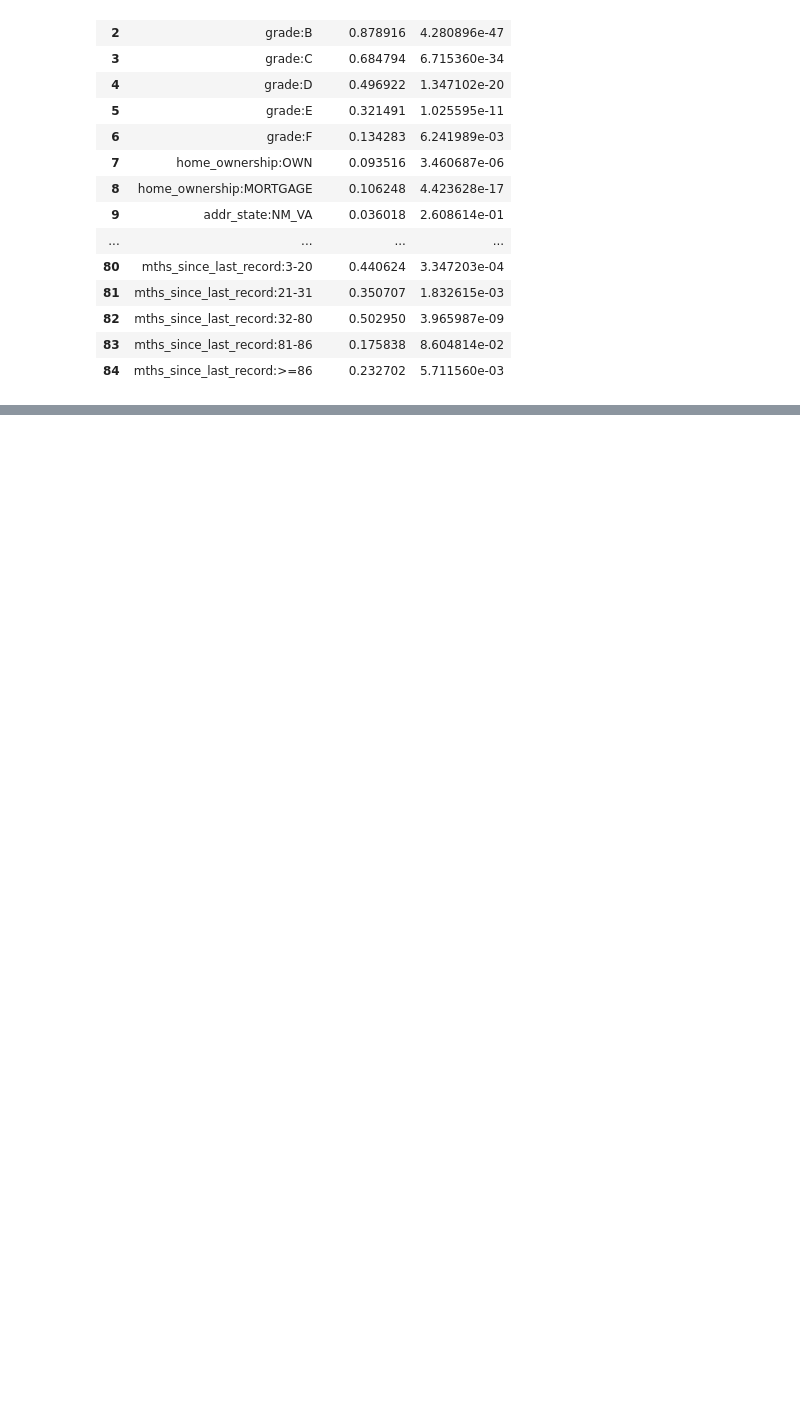
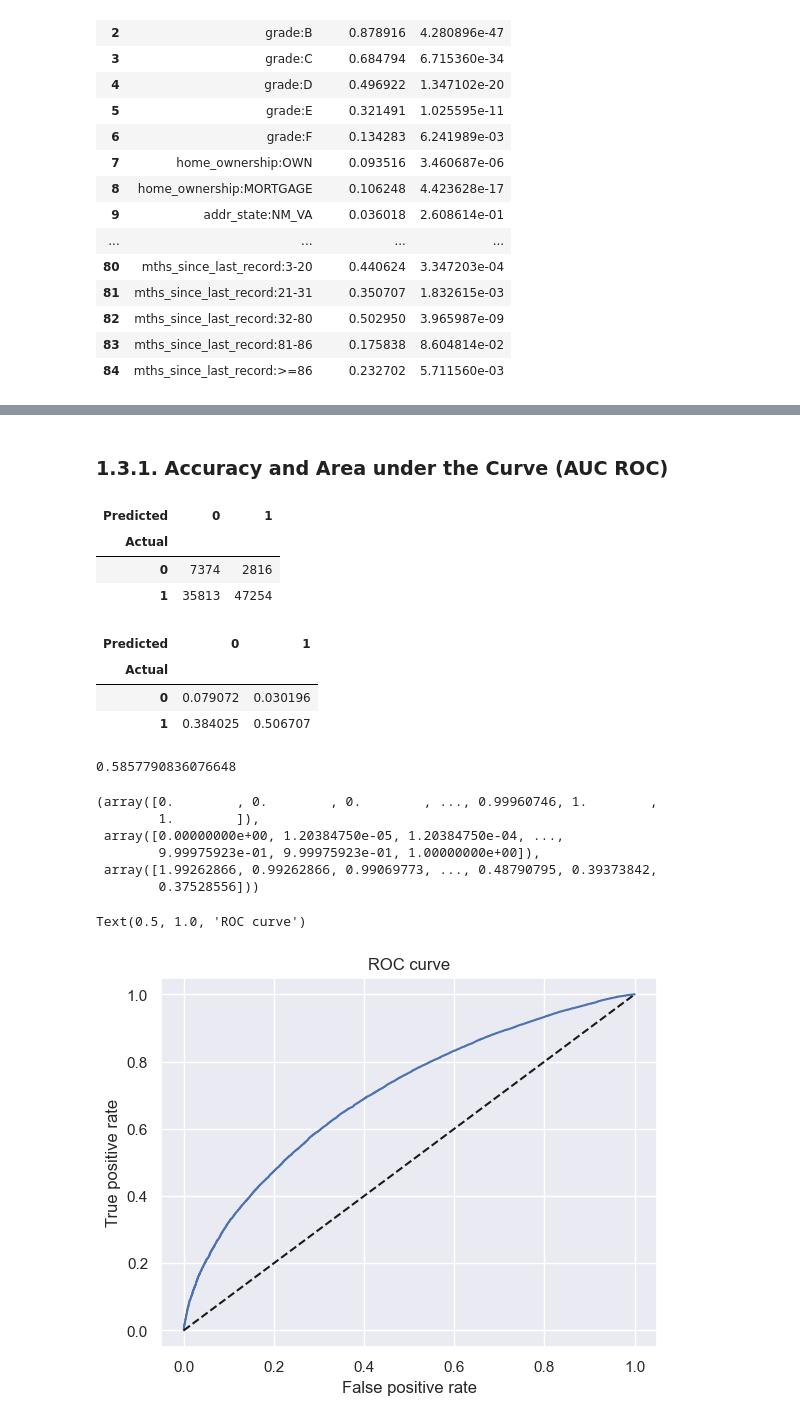
Before and after one commit to Lucas-Okamura/credit-risk-modelling, a Jupyter notebook: notebooks/pd_model.ipynb, the cells around one changed output, grey strips where cells are left out. Cells and saved outputs as stored; diff of their text form; code cells hidden in the pictures; blank space fills up the shorter version.

Commit message:
Finished PD model validation

```diff
--- a/notebooks/pd_model.ipynb
+++ b/notebooks/pd_model.ipynb
@@ -615,0 +786,5 @@ pickle.dump(reg2, open('../models/pd_model.sav', 'wb'))
+# %%
+df_actual_predicted_probs.columns = ['loan_data_targets_test', 'y_hat_test_proba']
+# %%
+df_actual_predicted_probs.index = loan_data_inputs_test.index
+# Makes the index of one dataframe equal to the index of another dataframe.
@@ -615,0 +800,60 @@ pickle.dump(reg2, open('../models/pd_model.sav', 'wb'))
+# %% [markdown]
+### 1.3.1. Accuracy and Area under the Curve (AUC ROC)
+# %%
+tr = 0.9
+# We create a new column with an indicator,
+# where every observation that has predicted probability greater than the threshold has a value of 1,
+# and every observation that has predicted probability lower than the threshold has a value of 0.
+df_actual_predicted_probs['y_hat_test'] = np.where(df_actual_predicted_probs['y_hat_test_proba'] > tr, 1, 0)
+# %%
+pd.crosstab(df_actual_predicted_probs['loan_data_targets_test'], df_actual_predicted_probs['y_hat_test'], rownames = ['Actual'], colnames = ['Predicted'])
+# Creates a cross-table where the actual values are displayed by rows and the predicted values by columns.
+# This table is known as a Confusion Matrix.
+# %% [output]
+| Predicted | 0 | 1 |
+| Actual |  |  |
+| 0 | 7374 | 2816 |
+| 1 | 35813 | 47254 |
+# %%
+pd.crosstab(df_actual_predicted_probs['loan_data_targets_test'], df_actual_predicted_probs['y_hat_test'], rownames = ['Actual'], colnames = ['Predicted']) / df_actual_predicted_probs.shape[0]
+# Here we divide each value of the table by the total number of observations,
+# thus getting percentages, or, rates.
+# %% [output]
+| Predicted | 0 | 1 |
+| Actual |  |  |
+| 0 | 0.079072 | 0.030196 |
+| 1 | 0.384025 | 0.506707 |
+# %%
+(pd.crosstab(df_actual_predicted_probs['loan_data_targets_test'], df_actual_predicted_probs['y_hat_test'], rownames = ['Actual'], colnames = ['Predicted']) / df_actual_predicted_probs.shape[0]).iloc[0, 0] + (pd.crosstab(df_actual_predicted_probs['loan_data_targets_test'], df_actual_predicted_probs['y_hat_test'], rownames = ['Actual'], colnames = ['Predicted']) / df_actual_predicted_probs.shape[0]).iloc[1, 1]
+# Here we calculate Accuracy of the model, which is the sum of the diagonal rates.
+# %% [output]
+0.5857790836076648
+# %%
+roc_curve(df_actual_predicted_probs['loan_data_targets_test'], df_actual_predicted_probs['y_hat_test_proba'])
+# Returns the Receiver Operating Characteristic (ROC) Curve from a set of actual values and their predicted probabilities.
+# As a result, we get three arrays: the false positive rates, the true positive rates, and the thresholds.
+# %% [output]
+(array([0.        , 0.        , 0.        , ..., 0.99960746, 1.        ,
+        1.        ]),
+ array([0.00000000e+00, 1.20384750e-05, 1.20384750e-04, ...,
+        9.99975923e-01, 9.99975923e-01, 1.00000000e+00]),
+ array([1.99262866, 0.99262866, 0.99069773, ..., 0.48790795, 0.39373842,
+        0.37528556]))
+# %%
+fpr, tpr, thresholds = roc_curve(df_actual_predicted_probs['loan_data_targets_test'], df_actual_predicted_probs['y_hat_test_proba'])
+# Here we store each of the three arrays in a separate variable.
+# %%
+plt.plot(fpr, tpr)
+# We plot the false positive rate along the x-axis and the true positive rate along the y-axis,
+# thus plotting the ROC curve.
+plt.plot(fpr, fpr, linestyle = '--', color = 'k')
+# We plot a seconary diagonal line, with dashed line style and black color.
+plt.xlabel('False positive rate')
+# We name the x-axis "False positive rate".
+plt.ylabel('True positive rate')
+# We name the x-axis "True positive rate".
+plt.title('ROC curve')
+# We name the graph "ROC curve".
+# %% [output]
+Text(0.5, 1.0, 'ROC curve')
+[figure, added]
```
Also changed, not shown: parts of 15 cells of this notebook.
